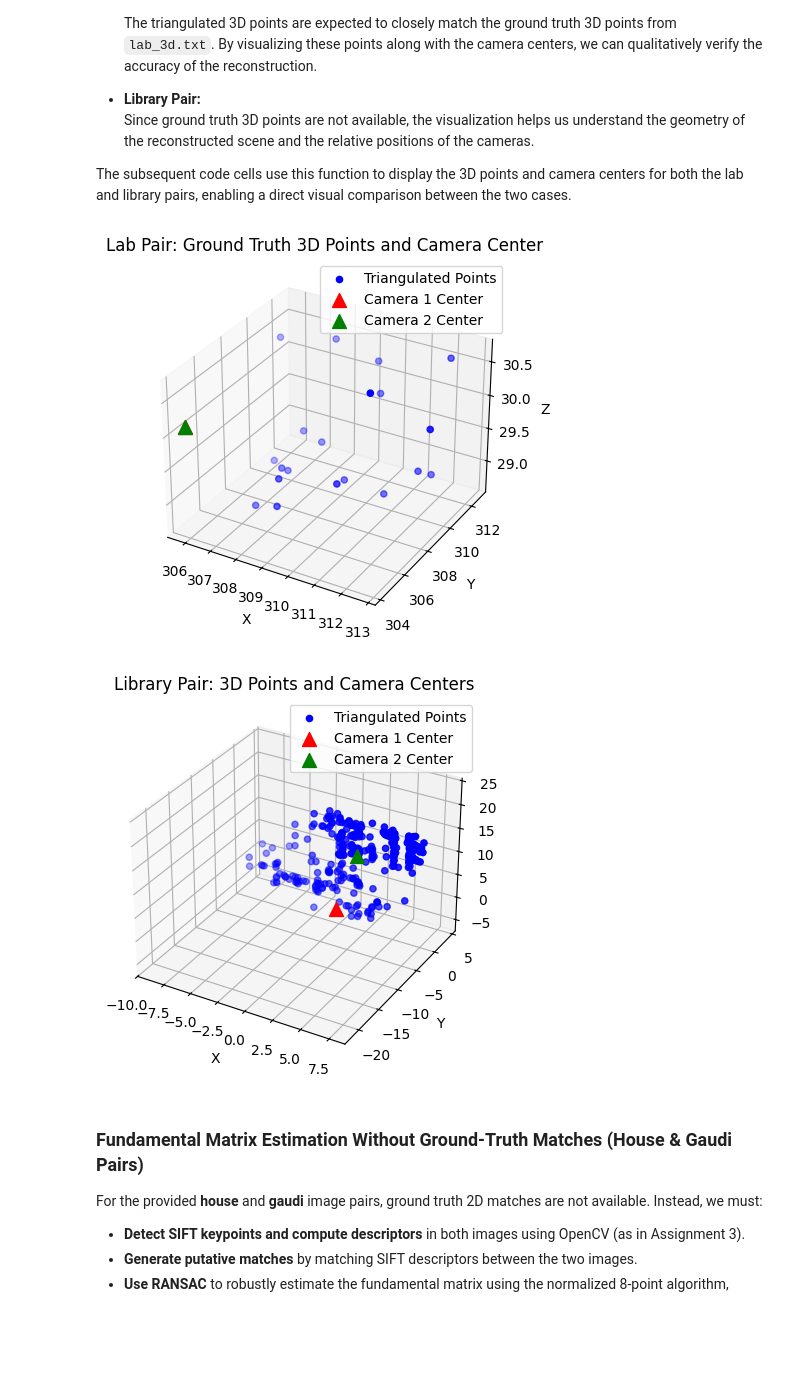
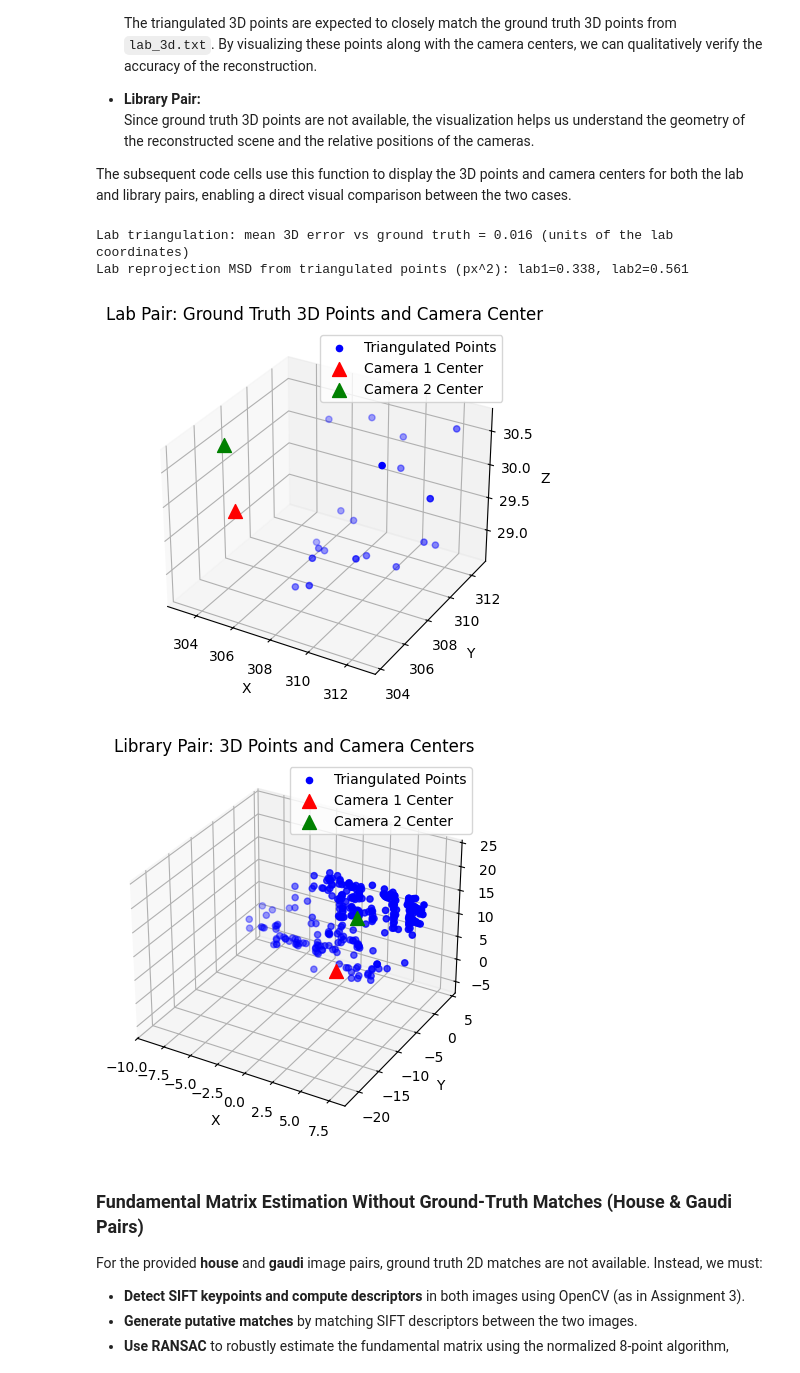
Before and after one commit to rashiqul/ece549, a Jupyter notebook: notebooks/alam_rashiqul_a4_p2.ipynb, the cells around one changed output. Drawn from its saved outputs; the diff is of its cells as text; code cells hidden in the pictures; blank space fills up the shorter version.

```diff
--- a/notebooks/alam_rashiqul_a4_p2.ipynb
+++ b/notebooks/alam_rashiqul_a4_p2.ipynb
@@ -574,29 +588,54 @@ def plot_3d_points_and_cameras(points_3d, C1, C2, title="3D Points and Camera Ce
 # %%
 # For the lab pair: DO NOT triangulate using the same camera matrix for both views.
 # Instead, just visualize the provided 3D points and the single camera center.
 
 # Load ground truth 3D points for lab pair
 points_3d_lab = np.loadtxt('MP4_part2_data/lab_3d.txt')
 C_lab1 = camera_center(M_lab1)
 C_lab2 = camera_center(M_lab2)
+
+# Traingulate 3D points for the lab pair
+triangulated_lab = triangulate_points(M_lab1, points_2d_lab1, M_lab2, points_2d_lab2)
+
+# Compare triangulated points to ground truth
+lab_diff = np.mean(np.linalg.norm(triangulated_lab - points_3d_lab, axis=1))
+print(f"Lab triangulation: mean 3D error vs ground truth = {lab_diff:.3f} (units of the lab coordinates)")
+
+# Reprojection residuals for both lab images from the triangulated points
+triangulated_lab_h = np.c_[triangulated_lab, np.ones(len(triangulated_lab))]
+
+# Project triangulated 3D points into both lab images
+proj_lab1 = (M_lab1 @ triangulated_lab_h.T).T
+proj_lab1_2d = proj_lab1[:, :2] / proj_lab1[:, 2:3]
+
+proj_lab2 = (M_lab2 @ triangulated_lab_h.T).T
+proj_lab2_2d = proj_lab2[:, :2] / proj_lab2[:, 2:3]
+
+# Compute mean squared reprojection error for each view
+msd_lab1 = np.mean(np.sum((proj_lab1_2d - points_2d_lab1) ** 2, axis=1))
+msd_lab2 = np.mean(np.sum((proj_lab2_2d - points_2d_lab2) ** 2, axis=1))
+
+print(f"Lab reprojection MSD from triangulated points (px^2): lab1={msd_lab1:.3f}, lab2={msd_lab2:.3f}")
 
 # Visualize the ground truth 3D points and the camera center for the lab pair
 plot_3d_points_and_cameras(points_3d_lab, C_lab1, C_lab2, title="Lab Pair: Ground Truth 3D Points and Camera Center")
 
 # For the library pair: Triangulation is valid since you have two different camera matrices
 matches_lib = np.loadtxt('MP4_part2_data/library_matches.txt')  # Load 2D matches for library images
 pts1_lib = matches_lib[:, :2]  # 2D points in image 1
 pts2_lib = matches_lib[:, 2:4]  # 2D points in image 2
 triangulated_lib = triangulate_points(M_lib1, pts1_lib, M_lib2, pts2_lib)  # Triangulate 3D points using both views
 
 # Compute camera centers for library pair
 C_lib1 = camera_center(M_lib1)
 C_lib2 = camera_center(M_lib2)
 
 # Plot for library pair: show triangulated points and camera centers
 plot_3d_points_and_cameras(triangulated_lib, C_lib1, C_lib2, title="Library Pair: 3D Points and Camera Centers")
 # %% [output]
+Lab triangulation: mean 3D error vs ground truth = 0.016 (units of the lab coordinates)
+Lab reprojection MSD from triangulated points (px^2): lab1=0.338, lab2=0.561
-[figure, old version]
+[figure, new version]
 [figure]
 # %% [markdown]
 ### Fundamental Matrix Estimation Without Ground-Truth Matches (House & Gaudi Pairs)
```
Also changed, not shown: parts of 11 cells of this notebook, 30 other files.
